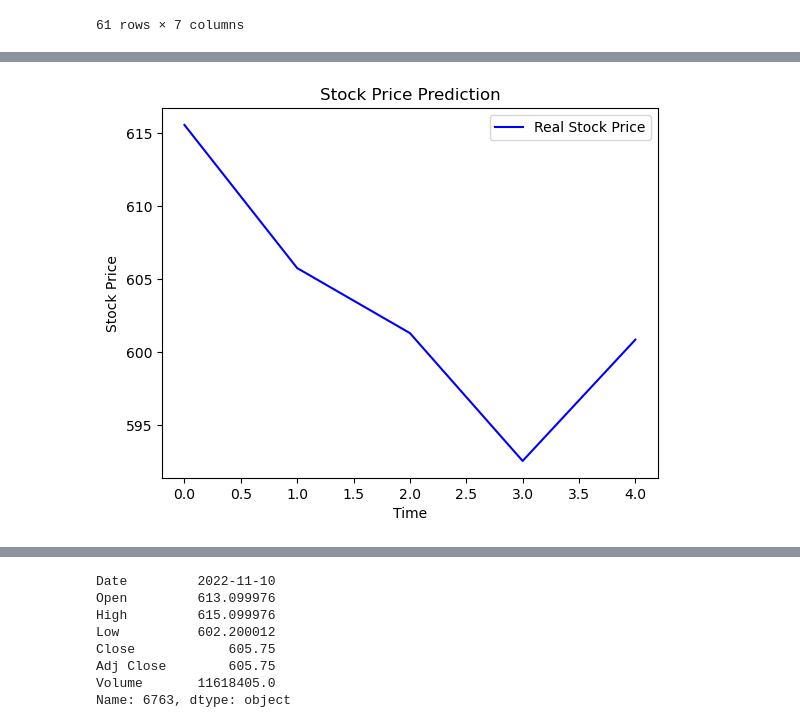
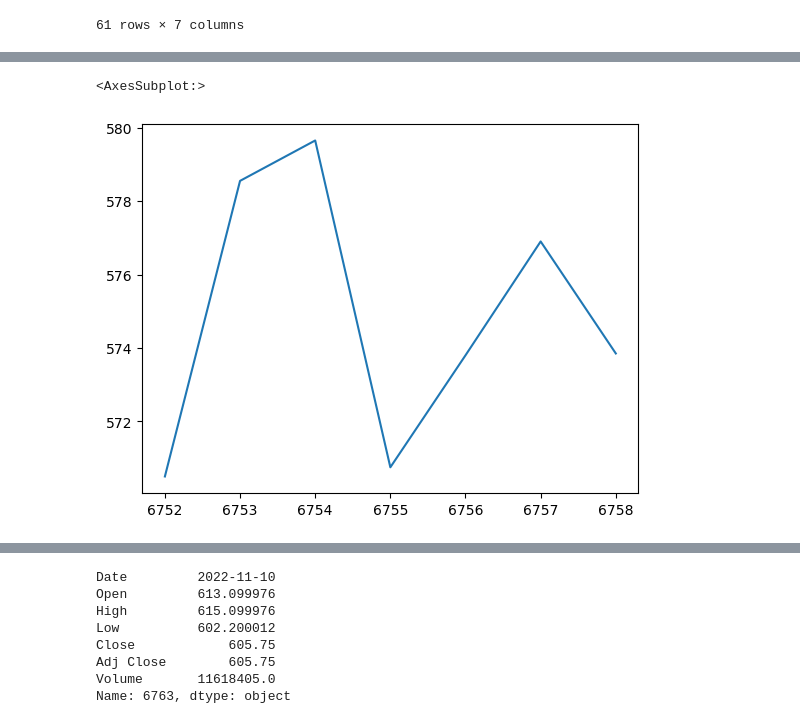
Before and after one commit to tanjeetsarkar/lstm_stock_prediction, a Jupyter notebook: stock_market/check_test.ipynb, the cells around one changed output, grey strips where cells are left out. Cells and saved outputs as stored; diff of their text form; code cells hidden in the pictures.

```diff
--- a/stock_market/check_test.ipynb
+++ b/stock_market/check_test.ipynb
@@ -88,7 +87,9 @@ sp.weekly_prediction_graph(weekly_result)
 # %%
-sp.real_data_graph(df.iloc[-11:-6, 4:5].values)
+df.iloc[-21:-14, 4:5]['Close'].plot()
+# sp.real_data_graph(df.iloc[-101:-96, 4:5].values)
 # %% [output]
+<AxesSubplot:>
-[figure, old version]
+[figure, new version]
 # %%
 sp.run_daily().flatten()
 # %% [output]
```
Also changed, not shown: parts of 12 cells of this notebook, 55 other files.
